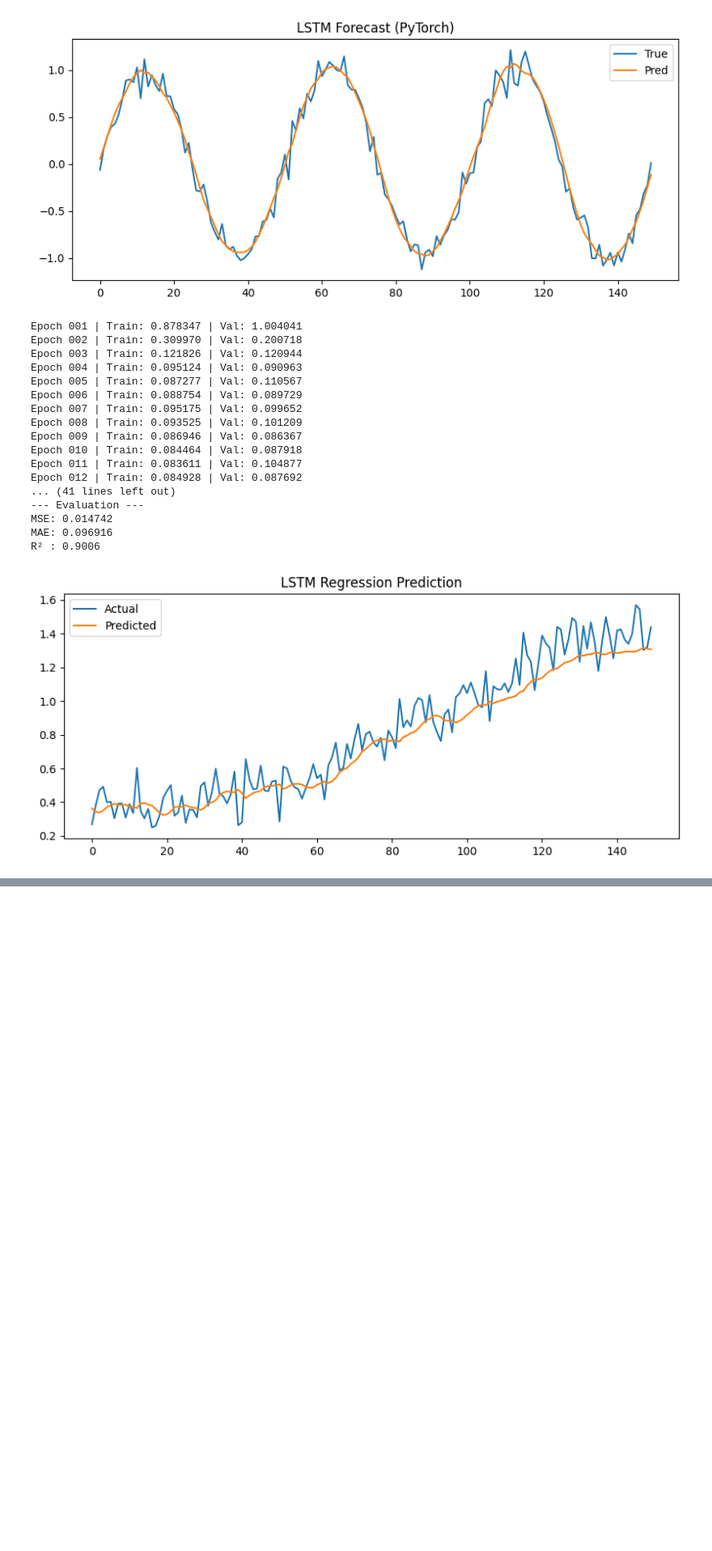
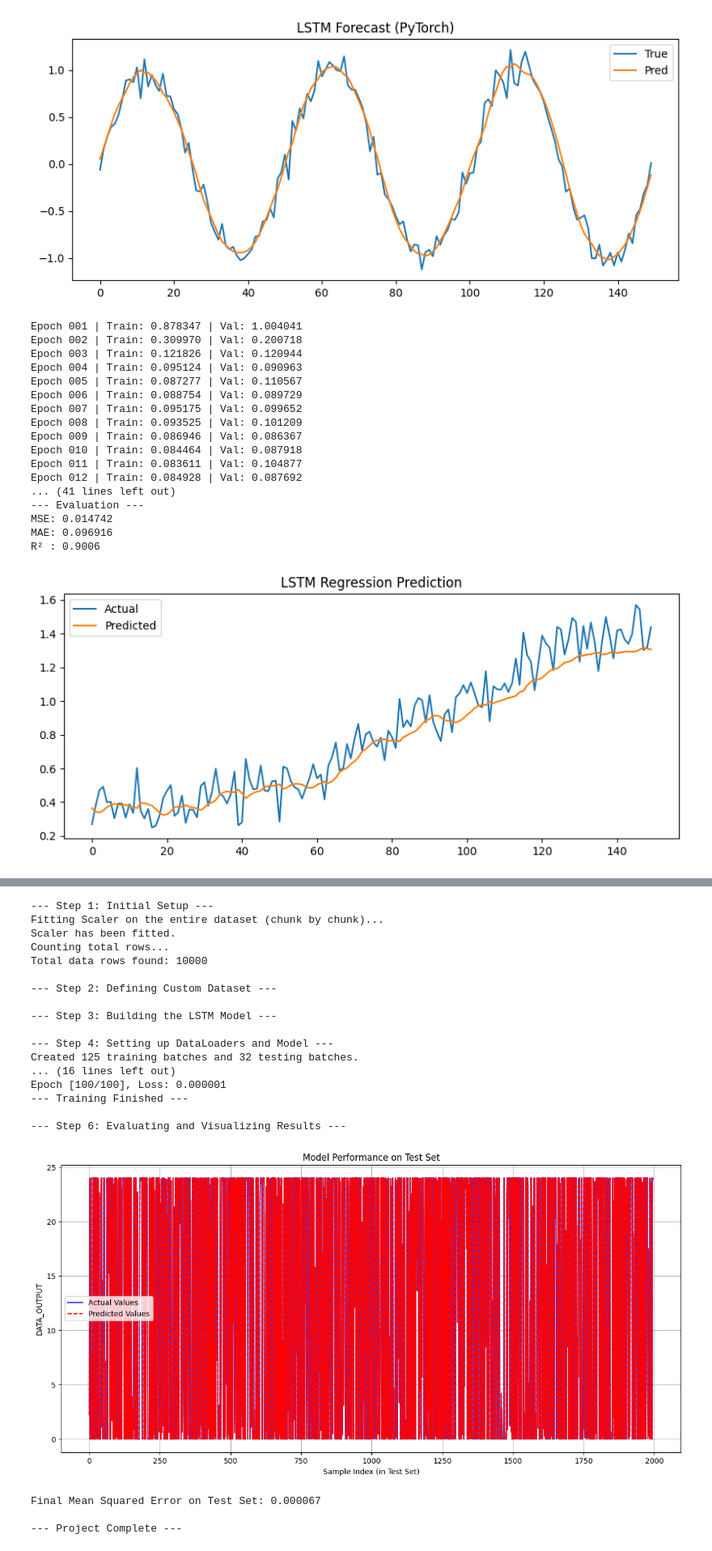
Before and after one commit to MizuSakura/NEW_WORLD, a Jupyter notebook: notebooks/ex02_train.ipynb, the cells around one changed output, grey strips where cells are left out. Shown at 81% size. Cells and saved outputs as stored; diff of their text form; code cells hidden in the pictures; blank space fills up the shorter version.

```diff
--- a/notebooks/ex02_train.ipynb
+++ b/notebooks/ex02_train.ipynb
@@ -888,12 +888,13 @@ import torch.nn as nn
 from sklearn.preprocessing import MinMaxScaler
 from torch.utils.data import Dataset, DataLoader, random_split
 import matplotlib.pyplot as plt
+from pathlib import Path
 
 # ==============================================================================
 # 1. INITIAL SETUP & SCALER FITTING (MEMORY EFFICIENT)
 # ==============================================================================
 print("--- Step 1: Initial Setup ---")
-FILE_PATH = 'pwm_duty_0.50_freq_0.01_pwm.csv'
+FILE_PATH = Path(r"D:\Project_end\New_world\my_project\data\raw\pwm_duty_0.50_freq_0.01_pwm.csv")
 
 # Fit Scaler without loading the entire file into memory
 # This ensures we get the correct min/max values from the whole dataset
@@ -1042,30 +1043,52 @@ with torch.no_grad():
 predictions_tensor = torch.cat(all_predictions).numpy()
 actuals_tensor = torch.cat(all_actuals).numpy()
 
 # Inverse transform to get original scale
 def inverse_transform_column(values, scaler, column_index=1):
     values_reshaped = values.reshape(-1, 1)
     dummy_array = np.zeros((len(values_reshaped), INPUT_SIZE))
     dummy_array[:, column_index] = values_reshaped.flatten()
     unscaled = scaler.inverse_transform(dummy_array)[:, column_index]
     return unscaled
 
 predictions_unscaled = inverse_transform_column(predictions_tensor, scaler)
 actuals_unscaled = inverse_transform_column(actuals_tensor, scaler)
 
 # Plotting results
 plt.figure(figsize=(15, 7))
 plt.plot(actuals_unscaled, label='Actual Values', color='blue', alpha=0.8)
 plt.plot(predictions_unscaled, label='Predicted Values', color='red', linestyle='--')
 plt.title('Model Performance on Test Set')
 plt.xlabel('Sample Index (in Test Set)')
 plt.ylabel('DATA_OUTPUT')
 plt.legend()
 plt.grid(True)
 plt.show()
 
 # Calculate final test loss (optional)
 test_loss = np.mean((predictions_unscaled - actuals_unscaled)**2)
 print(f"\nFinal Mean Squared Error on Test Set: {test_loss:.6f}")
 
 print("\n--- Project Complete ---")
+# %% [output]
+--- Step 1: Initial Setup ---
+Fitting Scaler on the entire dataset (chunk by chunk)...
+Scaler has been fitted.
+Counting total rows...
+Total data rows found: 10000
+
+--- Step 2: Defining Custom Dataset ---
+
+--- Step 3: Building the LSTM Model ---
+
+--- Step 4: Setting up DataLoaders and Model ---
+Created 125 training batches and 32 testing batches.
+... (16 lines left out)
+Epoch [100/100], Loss: 0.000001
+--- Training Finished ---
+
+--- Step 6: Evaluating and Visualizing Results ---
+[figure, added]
+Final Mean Squared Error on Test Set: 0.000067
+
+--- Project Complete ---
```
Also changed, not shown: parts of 5 cells of this notebook.
